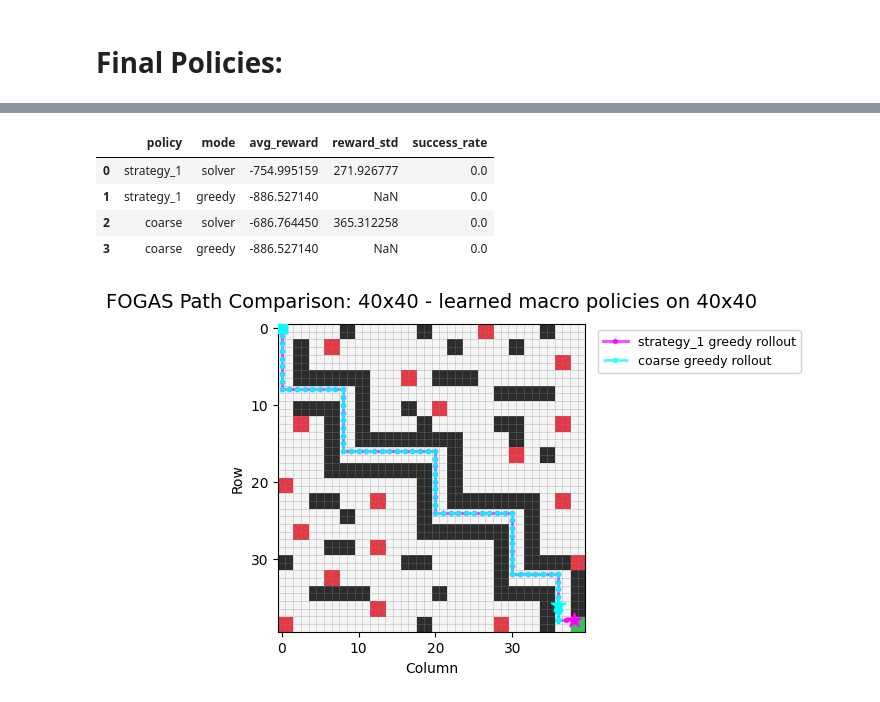
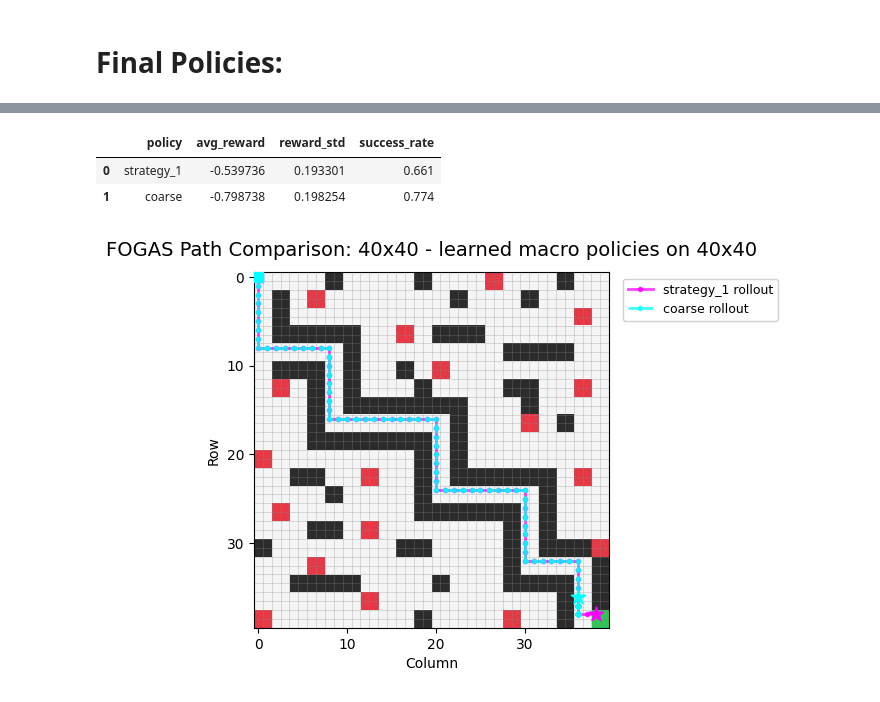
Before and after one commit to maaurod/Generalized-FOGAS, a Jupyter notebook: experiments/fogas_clean/notebooks/large_40.ipynb, the cells around one changed output, grey strips where cells are left out. Cells and saved outputs as stored; diff of their text form; code cells hidden in the pictures.

```diff
--- a/experiments/fogas_clean/notebooks/large_40.ipynb
+++ b/experiments/fogas_clean/notebooks/large_40.ipynb
@@ -1503,12 +1503,12 @@ def rollout_macro_policy_on_fine_mdp(
     return fine_path, macro_actions
 # %%
 # ------------------------------------------------------------
-# Compare both learned 10x10 macro policies on the fine 20x20 MDP
-#   - strategy_1: policy learned directly on the 10x10/strategy-1 dataset
+# Compare both learned 20x20 macro policies on the fine 40x40 MDP
+#   - strategy_1: policy learned directly on the 20x20/strategy-1 dataset
 #   - coarse:     policy learned on the repeated-action coarse macro model
 # ------------------------------------------------------------
 
-NUM_EVAL_TRAJ = 10
+NUM_EVAL_TRAJ = 1000
 MAX_MACRO_STEPS = 200
 
 
@@ -1542,9 +1542,8 @@ def macro_policy_to_fine_policy(
 def eval_macro_policy_on_fine_mdp_with_stats(
     pi_macro,
     *,
-    policy_mode="solver",
     num_trajectories=1000,
-    max_macro_steps=100,
+    max_macro_steps=200,
     seed=seed,
     fine_size=40,
     coarse_size=20,
@@ -1572,22 +1571,17 @@ def eval_macro_policy_on_fine_mdp_with_stats(
             r_c, c_c = r_f // factor, c_f // factor
             x_coarse = r_c * coarse_size + c_c
 
-            if policy_mode == "greedy":
-                a = int(torch.argmax(pi_macro[x_coarse]).item())
-            elif policy_mode == "solver":
-                probs = torch.clamp(pi_macro[x_coarse], min=0.0)
-                probs = probs / probs.sum() if probs.sum() > 0 else torch.ones_like(probs) / len(probs)
-                a = int(torch.multinomial(probs, num_samples=1).item())
-            else:
-                raise ValueError("policy_mode must be 'solver' or 'greedy'")
+            probs = torch.clamp(pi_macro[x_coarse], min=0.0)
+            probs = probs / probs.sum() if probs.sum() > 0 else torch.ones_like(probs) / len(probs)
+            a = int(torch.multinomial(probs, num_samples=1).item())
 
             for _ in range(n_repeats):
-                row = x * mdp_20.A + a
+                row = x * mdp_40.A + a
 
-                reward = float(mdp_20.r[row].item())
-                total_return += (mdp_20.gamma ** fine_step) * reward
+                reward = float(mdp_40.r[row].item())
+                total_return += (mdp_40.gamma ** fine_step) * reward
 
-                next_probs = mdp_20.P[row].detach().cpu().to(dtype=torch.float64)
+                next_probs = mdp_40.P[row].detach().cpu().to(dtype=torch.float64)
                 x = int(torch.multinomial(next_probs, num_samples=1).item())
                 fine_step += 1
 
@@ -1615,8 +1609,6 @@ macro_policies = {
     "coarse": solver_macro_4a.pi,
 }
 
-# 40x40 block-policy equivalents. These are useful for plotting/inspection;
-# evaluation below still repeats the chosen macro action twice, matching the dataset.
 pi_40_equivalent = {
     name: macro_policy_to_fine_policy(
         pi,
@@ -1627,7 +1619,6 @@ pi_40_equivalent = {
     for name, pi in macro_policies.items()
 }
 
-# Use the rollout helper to get the deterministic greedy fine paths for both.
 rollout_results = {}
 for name, pi in macro_policies.items():
     fine_path, macro_actions = rollout_macro_policy_on_fine_mdp(
@@ -1648,25 +1639,22 @@ for name, pi in macro_policies.items():
 
 comparison_rows = []
 for name, pi in macro_policies.items():
-    for mode in ["solver", "greedy"]:
-        stats = eval_macro_policy_on_fine_mdp_with_stats(
-            pi,
-            policy_mode=mode,
-            num_trajectories=NUM_EVAL_TRAJ,
-            max_macro_steps=MAX_MACRO_STEPS,
-            seed=seed,
-            fine_size=size_40,
-            coarse_size=size_macro,
-            factor=2,
-            n_repeats=2,
-        )
-        comparison_rows.append({
-            "policy": name,
-            "mode": mode,
-            "avg_reward": stats["avg_reward"],
-            "reward_std": stats["reward_std"] if mode == "solver" else np.nan,
-            "success_rate": stats["success_rate"],
-        })
+    stats = eval_macro_policy_on_fine_mdp_with_stats(
+        pi,
+        num_trajectories=NUM_EVAL_TRAJ,
+        max_macro_steps=MAX_MACRO_STEPS,
+        seed=seed,
+        fine_size=size_40,
+        coarse_size=size_macro,
+        factor=2,
+        n_repeats=2,
+    )
+    comparison_rows.append({
+        "policy": name,
+        "avg_reward": stats["avg_reward"],
+        "reward_std": stats["reward_std"],
+        "success_rate": stats["success_rate"],
+    })
 
 comparison_df = pd.DataFrame(comparison_rows)
 
@@ -1674,7 +1662,7 @@ print("40x40 equivalent policy shapes:")
 for name, pi_fine in pi_40_equivalent.items():
     path = rollout_results[name]["fine_path"]
     reached_goal = int(path[-1]) == int(mdp_data_40["goal"])
-    print(f"  {name}: pi_40 shape={tuple(pi_fine.shape)}, greedy rollout len={len(path) - 1}, reached_goal={reached_goal}")
+    print(f"  {name}: pi_40 shape={tuple(pi_fine.shape)}, rollout len={len(path) - 1}, reached_goal={reached_goal}")
 
 print("\nFine 40x40 evaluation with repeated macro actions:")
 display(comparison_df)
@@ -1682,7 +1670,7 @@ display(comparison_df)
 plot_agent_paths_with_labels(
     grid_40,
     [rollout_results["strategy_1"]["fine_path_coords"], rollout_results["coarse"]["fine_path_coords"]],
-    labels=["strategy_1 greedy rollout", "coarse greedy rollout"],
+    labels=["strategy_1 rollout", "coarse rollout"],
     title_suffix="- learned macro policies on 40x40",
 )
 # %% [output]
@@ -1692,8 +1680,6 @@ plot_agent_paths_with_labels(
 
 Fine 40x40 evaluation with repeated macro actions:
-|  | policy | mode | avg_reward | reward_std | success_rate |
-| 0 | strategy_1 | solver | -754.995159 | 271.926777 | 0.0 |
-| 1 | strategy_1 | greedy | -886.527140 | NaN | 0.0 |
-| 2 | coarse | solver | -686.764450 | 365.312258 | 0.0 |
-| 3 | coarse | greedy | -886.527140 | NaN | 0.0 |
+|  | policy | avg_reward | reward_std | success_rate |
+| 0 | strategy_1 | -0.539736 | 0.193301 | 0.661 |
+| 1 | coarse | -0.798738 | 0.198254 | 0.774 |
-[figure, old version]
+[figure, new version]
```
Also changed, not shown: parts of 1 cell of this notebook, 2 other files.
